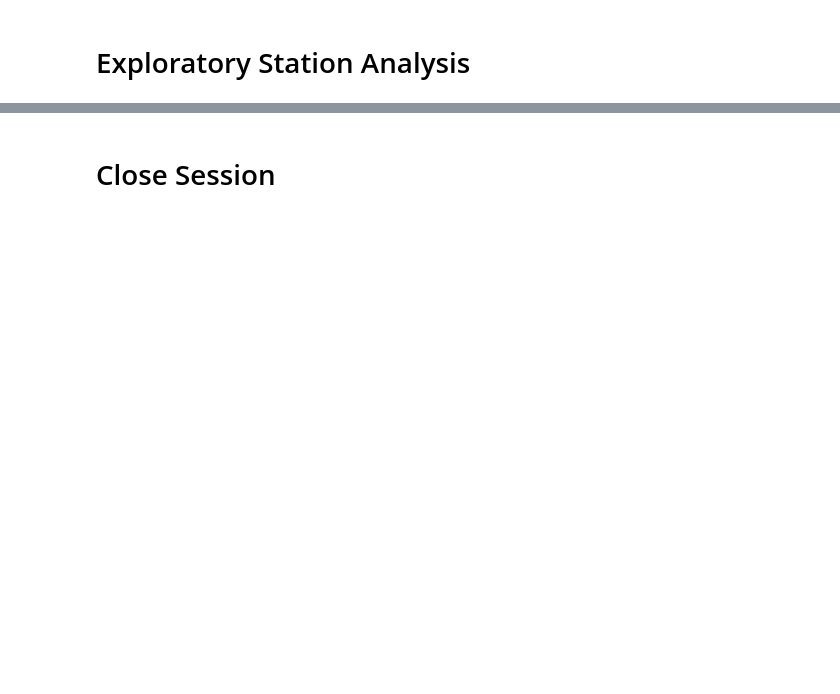
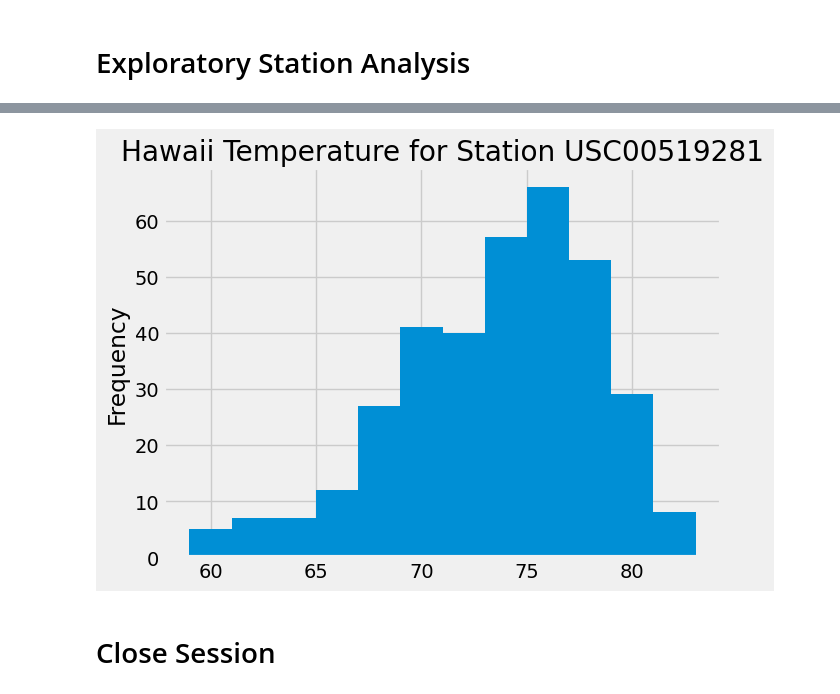
Before and after one commit to ungernator12/smu_hw_sept_2023, a Jupyter notebook: 10-Advanced-SQL/Submission/climate_ju.ipynb, the cells around one changed output, grey strips where cells are left out. Cells and saved outputs as stored; diff of their text form; code cells hidden in the pictures; blank space fills up the shorter version.

```diff
--- a/10-Advanced-SQL/Submission/climate_ju.ipynb
+++ b/10-Advanced-SQL/Submission/climate_ju.ipynb
@@ -145,0 +253,6 @@ Name: prcp, dtype: float64
+# %%
+data = session.query(Measurement.date, Measurement.station, Measurement.tobs).filter(Measurement.date >= '2016-08-23').filter(Measurement.station == 'USC00519281').order_by(Measurement.date).all()
+
+df2 = pd.DataFrame(data, columns=["date", "station", "tobs"])
+
+df2.head()
@@ -146,3 +266,8 @@ Name: prcp, dtype: float64
+# %%
+df2.tobs.plot.hist(bins=12, title="Hawaii Temperature for Station USC00519281", ylabel="Frequency")
+plt.show()
+# %% [output]
+[figure, added]
 # %% [markdown]
 # Close Session
 # %%
```
Also changed, not shown: parts of 26 cells of this notebook, 20 other files.
